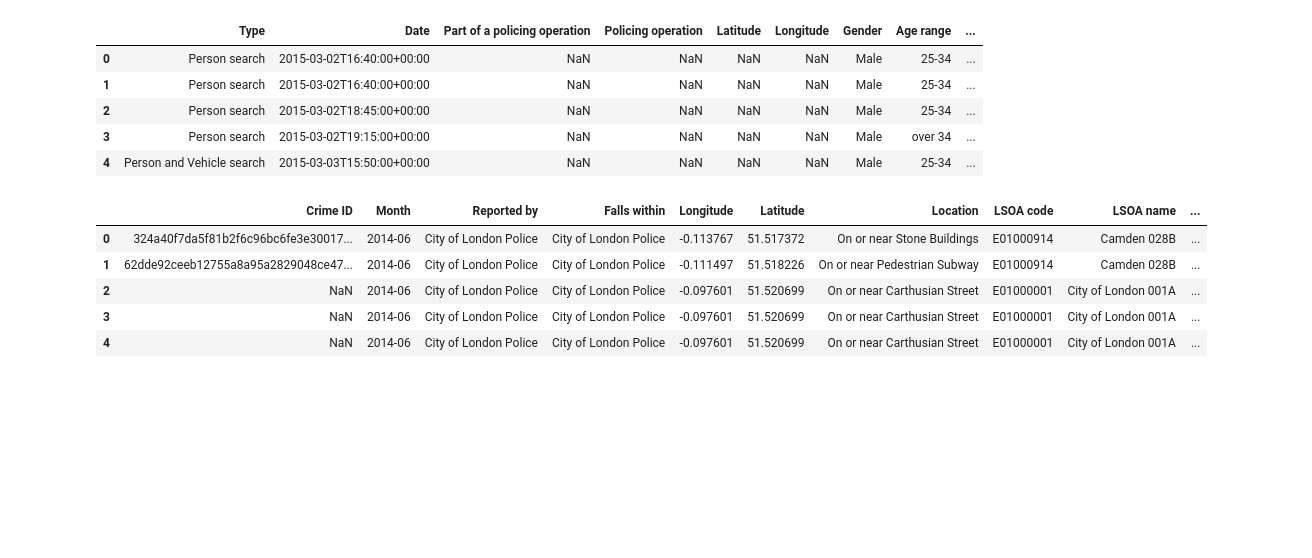
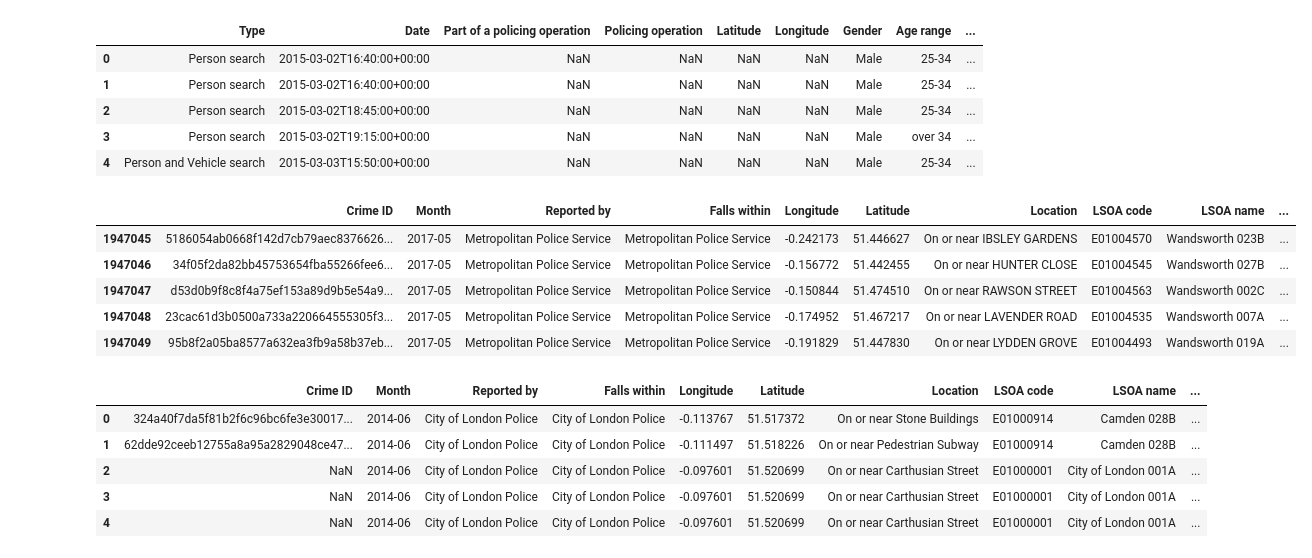
Before and after one commit to ToluAkin/improved-octo-dollop, a Jupyter notebook: capstone.ipynb, the cells around one changed output. Drawn from its saved outputs; the diff is of its cells as text; code cells hidden in the pictures; blank space fills up the shorter version.

```diff
--- a/capstone.ipynb
+++ b/capstone.ipynb
@@ -26,6 +21,16 @@ police.head()
 | 2 | Person search | 2015-03-02T18:45:00+00:00 | NaN | NaN | NaN | NaN | Male | 25-34 | ... |
 | 3 | Person search | 2015-03-02T19:15:00+00:00 | NaN | NaN | NaN | NaN | Male | over 34 | ... |
 | 4 | Person and Vehicle search | 2015-03-03T15:50:00+00:00 | NaN | NaN | NaN | NaN | Male | 25-34 | ... |
+# %%
+outcomes.head()
+outcomes.tail()
+# %% [output]
+|  | Crime ID | Month | Reported by | Falls within | Longitude | Latitude | Location | LSOA code | LSOA name | ... |
+| 1947045 | 5186054ab0668f142d7cb79aec8376626... | 2017-05 | Metropolitan Police Service | Metropolitan Police Service | -0.242173 | 51.446627 | On or near IBSLEY GARDENS | E01004570 | Wandsworth 023B | ... |
+| 1947046 | 34f05f2da82bb45753654fba55266fee6... | 2017-05 | Metropolitan Police Service | Metropolitan Police Service | -0.156772 | 51.442455 | On or near HUNTER CLOSE | E01004545 | Wandsworth 027B | ... |
+| 1947047 | d53d0b9f8c8f4a75ef153a89d9b5e54a9... | 2017-05 | Metropolitan Police Service | Metropolitan Police Service | -0.150844 | 51.474510 | On or near RAWSON STREET | E01004563 | Wandsworth 002C | ... |
+| 1947048 | 23cac61d3b0500a733a220664555305f3... | 2017-05 | Metropolitan Police Service | Metropolitan Police Service | -0.174952 | 51.467217 | On or near LAVENDER ROAD | E01004535 | Wandsworth 007A | ... |
+| 1947049 | 95b8f2a05ba8577a632ea3fb9a58b37eb... | 2017-05 | Metropolitan Police Service | Metropolitan Police Service | -0.191829 | 51.447830 | On or near LYDDEN GROVE | E01004493 | Wandsworth 019A | ... |
 # %%
 street.head()
 # %% [output]
```
Also changed, not shown: parts of 16 cells of this notebook.
